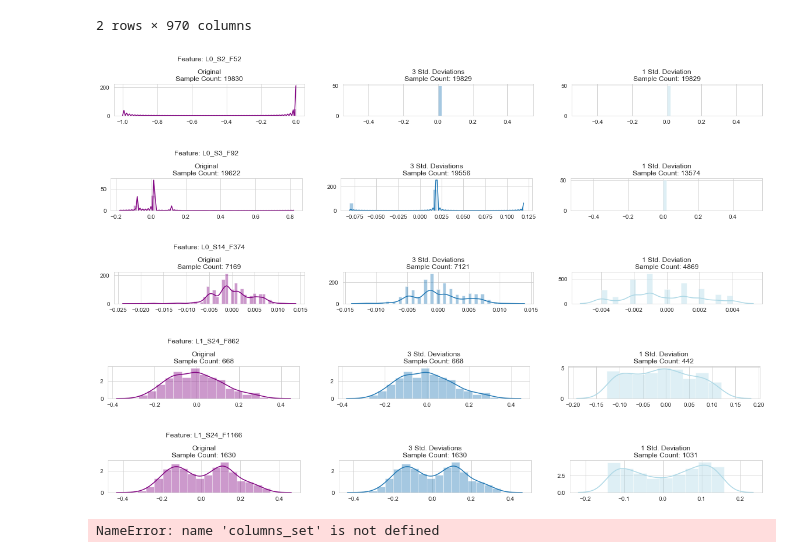
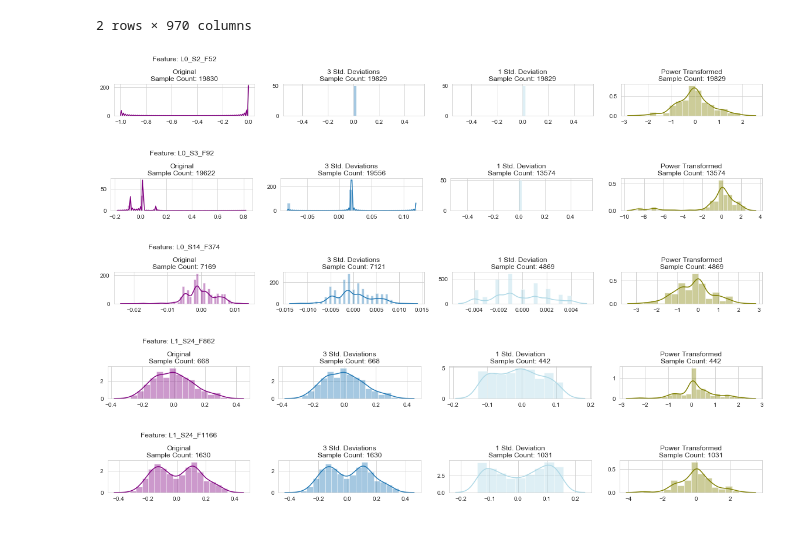
Before and after one commit to kimrharper/data_science_nltk, a Jupyter notebook: manufacturing/mf_stats_analysis.ipynb, the cells around one changed output. Cells and saved outputs as stored; diff of their text form; code cells hidden in the pictures.

```diff
--- a/manufacturing/mf_stats_analysis.ipynb
+++ b/manufacturing/mf_stats_analysis.ipynb
@@ -33,3 +34,6 @@ Wall time: 9.68 s
+# %%
+pt = PowerTransformer()
+s_transformed = pt.fit_transform(mf_num_data)
 # %%
 # split the strings
 columns_set = list(mf_num_data.columns)[1:-1]
@@ -55,43 +59,40 @@ mf_num_data.head(2)
 | 1 | 71 | -0.167 | -0.168 | 0.276 | 0.33 | 0.074 | 0.161 | 0.052 | 0.248 | 0.163 | ... |
 2 rows × 970 columns
 # %%
-def plot_dist(df, col_index):
+def plot_dist(df, col_index, transformed):
     c = df.columns[col_index]
     s_old = df[c].dropna()
     s_3 = df[c][np.abs(df[c]-df[c].mean()) <= (3*df[c].std())]
     s_1 = df[c][np.abs(df[c]-df[c].mean()) <= (1*df[c].std())]
+    transformed = transformed[~np.isnan(transformed)]
 
     plt.figure(figsize=(20,1))
     plt.subplots_adjust(left=None, bottom=None, right=None, top=None, wspace=None, hspace=1)
 
-    plt.subplot(1, 3, 1)
+    plt.subplot(1, 4, 1)
     plt.title('Feature: {}\n\nOriginal\nSample Count: {}'.format(c,len(df[c].dropna())))
     sns.distplot(s_old,color='purple')
     plt.xlabel('')
 
-    plt.subplot(1, 3, 2)
+    plt.subplot(1, 4, 2)
     plt.title('3 Std. Deviations\nSample Count: {}'.format(len(s_3.dropna())))
     sns.distplot(s_3)
     plt.xlabel('')
 
-    plt.subplot(1, 3, 3)
+    plt.subplot(1, 4, 3)
     plt.title('1 Std. Deviation\nSample Count: {}'.format(len(s_1.dropna())))
     sns.distplot(s_1,color='lightblue')
     plt.xlabel('')
 
-[plot_dist(mf_num_data,i) for i in [20,30,100,200,260]];
+    plt.subplot(1, 4, 4)
+    plt.title('Power Transformed\nSample Count: {}'.format(len(s_1.dropna())))
+    sns.distplot(transformed,color='olive')
+    plt.xlabel('')
-# %% [output]
-[figure, removed]
-[figure, removed]
-[figure, removed]
-[figure, removed]
-[figure, removed]
-# %%
-# finds 'nonnormal distributions'
-nonnormal = []
-for i,c in enumerate(columns_set):
-    k,p = stats.normaltest(mf_num_data[c].dropna().values)
-    if p >.001:
-        nonnormal.append([c,i,p,k])
-# %% [output]
-NameError: name 'columns_set' is not defined
+# %%
+[plot_dist(mf_num_data,i,s_transformed[i] ) for i in [20,30,100,200,260]];
+# %% [output]
+[figure, added]
+[figure, added]
+[figure, added]
+[figure, added]
+[figure, added]
```
Also changed, not shown: parts of 3 cells of this notebook, 6 other files.
